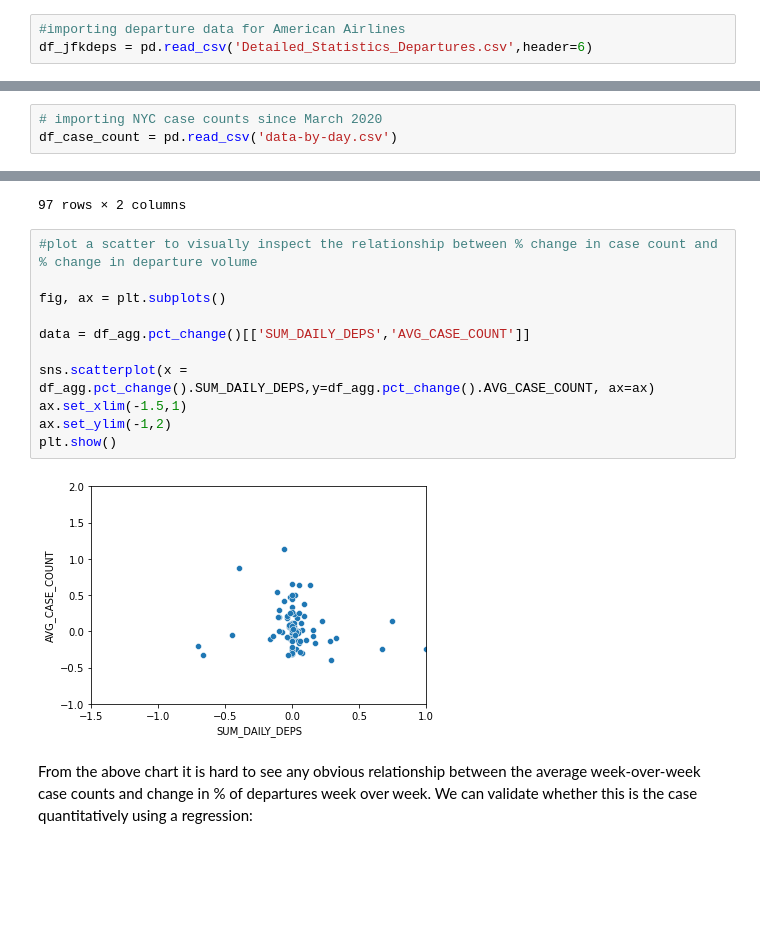
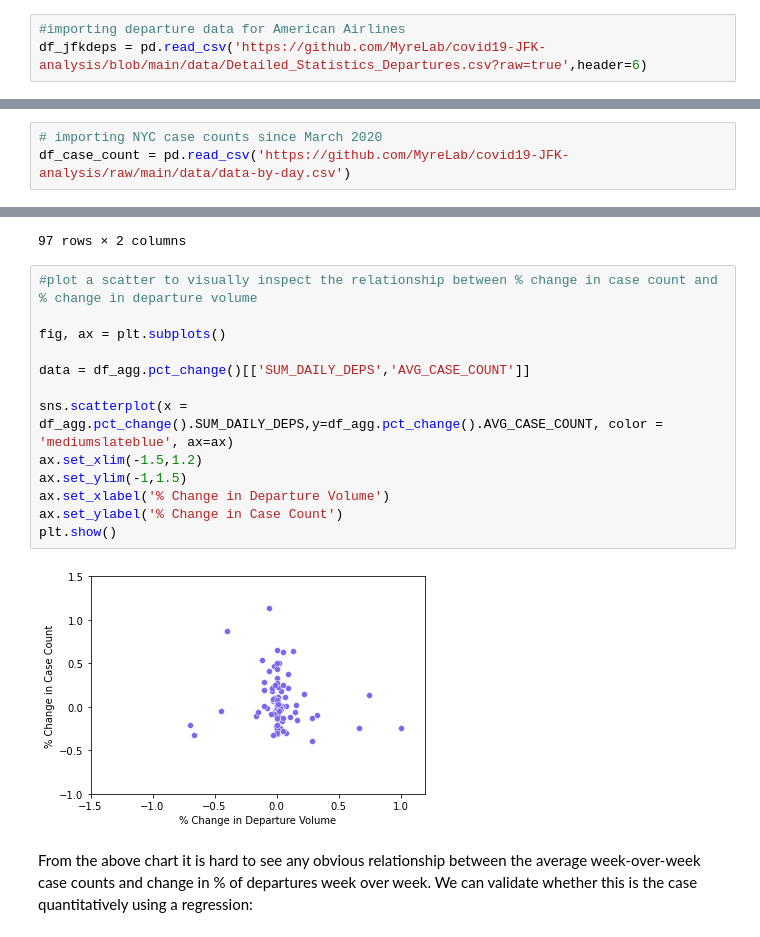
Before and after one commit to MyreLab/covid19-JFK-analysis, a Jupyter notebook: JFK_covid_analysis.ipynb, the cells around one changed output, grey strips where cells are left out. Saved outputs shown, nothing was run; the diff lists cells and outputs as text; blank space fills up the shorter version.

```diff
--- a/JFK_covid_analysis.ipynb
+++ b/JFK_covid_analysis.ipynb
@@ -32,6 +31,6 @@ JFK_covid_analysis.py
 ### Importing required data
 # %%
 #importing departure data for American Airlines
-df_jfkdeps = pd.read_csv('Detailed_Statistics_Departures.csv',header=6)
+df_jfkdeps = pd.read_csv('https://github.com/MyreLab/covid19-JFK-analysis/blob/main/data/Detailed_Statistics_Departures.csv?raw=true',header=6)
 # %%
 df_jfkdeps.info()
@@ -71,6 +42,6 @@ df_jfkdeps.tail()
 df_jfkdeps.drop(df_jfkdeps.tail(1).index,inplace=True)
 # %%
 # importing NYC case counts since March 2020
-df_case_count = pd.read_csv('data-by-day.csv')
+df_case_count = pd.read_csv('https://github.com/MyreLab/covid19-JFK-analysis/raw/main/data/data-by-day.csv')
 # %%
 df_case_count.head()
@@ -305,16 +253,18 @@ df_agg.pct_change()
 # %%
 #plot a scatter to visually inspect the relationship between % change in case count and % change in departure volume
 
 fig, ax = plt.subplots()
 
 data = df_agg.pct_change()[['SUM_DAILY_DEPS','AVG_CASE_COUNT']]
 
-sns.scatterplot(x = df_agg.pct_change().SUM_DAILY_DEPS,y=df_agg.pct_change().AVG_CASE_COUNT, ax=ax)
-ax.set_xlim(-1.5,1)
-ax.set_ylim(-1,2)
+sns.scatterplot(x = df_agg.pct_change().SUM_DAILY_DEPS,y=df_agg.pct_change().AVG_CASE_COUNT, color = 'mediumslateblue', ax=ax)
+ax.set_xlim(-1.5,1.2)
+ax.set_ylim(-1,1.5)
+ax.set_xlabel('% Change in Departure Volume')
+ax.set_ylabel('% Change in Case Count')
 plt.show()
 # %% [output]
-[figure, old version]
+[figure, new version]
 # %% [markdown]
 From the above chart it is hard to see any obvious relationship between the average week-over-week case counts and change in % of departures week over week. We can validate whether this is the case quantitatively using a regression:
 # %%
```
Also changed, not shown: parts of 11 cells of this notebook.
